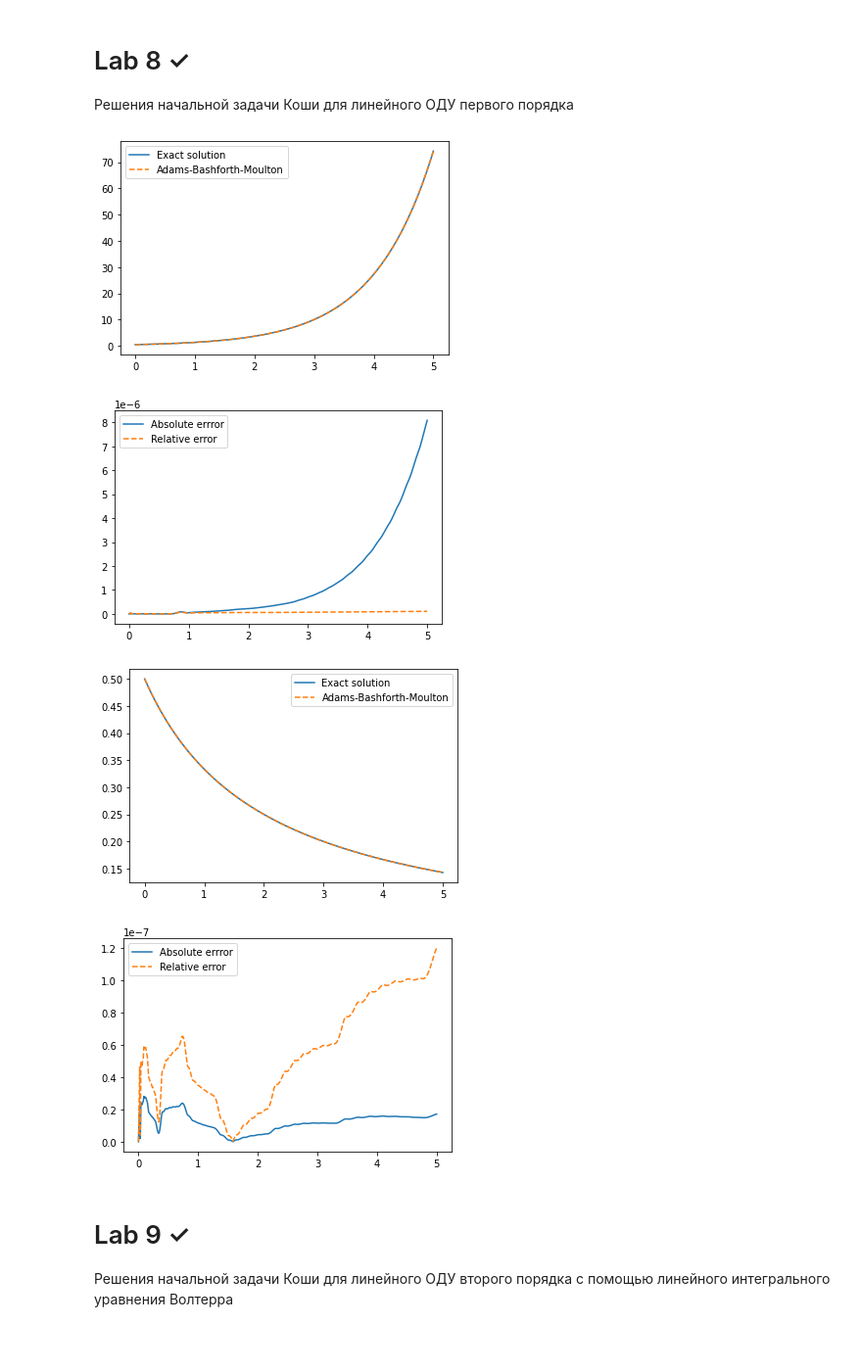
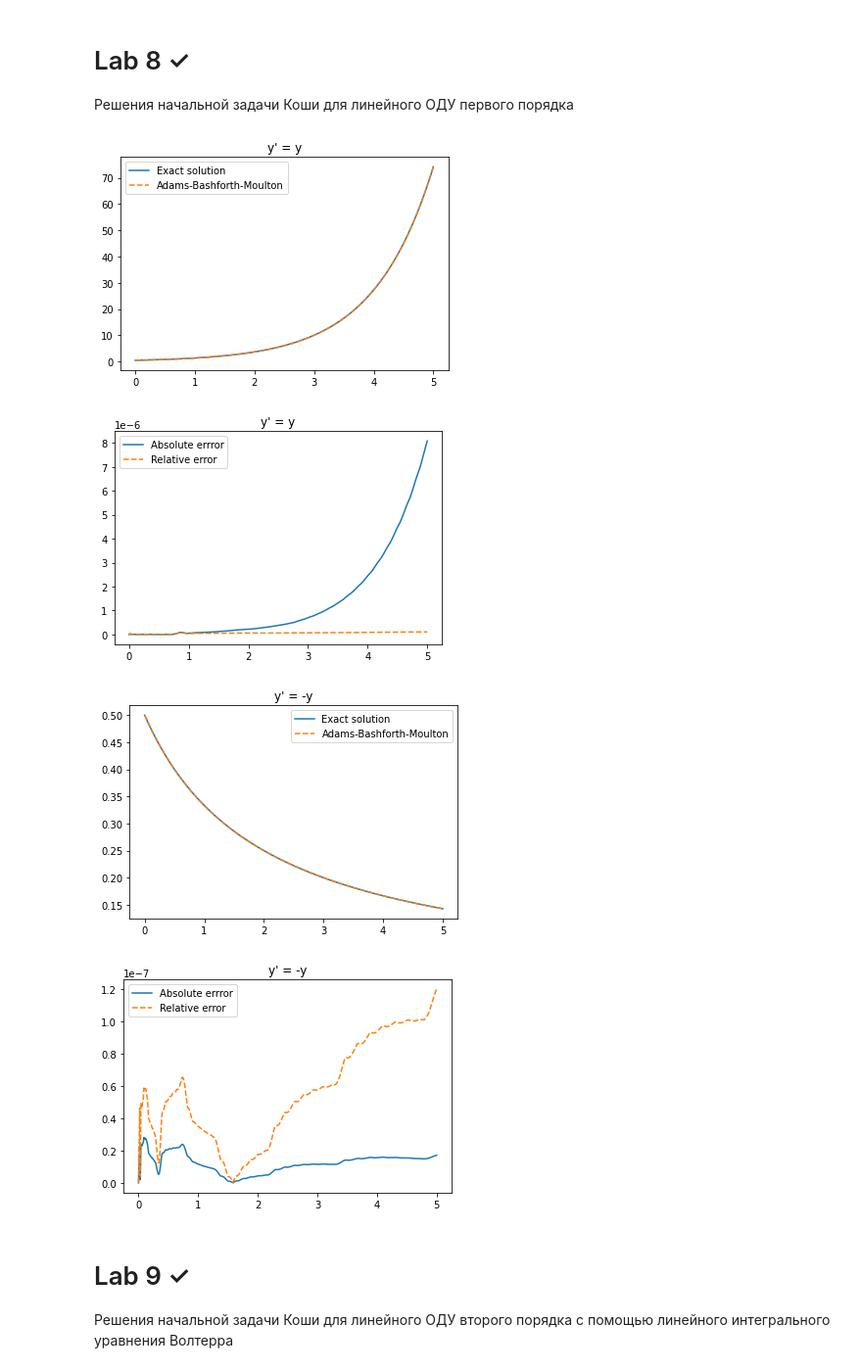
Before and after one commit to mdvasilyev/Numerical-methods, a Jupyter notebook: cheats.ipynb, the cells around one changed output. Shown at 98% size. Saved outputs shown, nothing was run; the diff lists cells and outputs as text; code cells hidden in the pictures; blank space fills up the shorter version.

Commit message:
added titles

```diff
--- a/cheats.ipynb
+++ b/cheats.ipynb
@@ -836,8 +836,8 @@ steps = 5/h + 1
 xSpace = np.linspace(0, 5, int(steps))
 y1, y2 = [0.5], [0.5]
 y11 , y22 = y1, y2
-# Рунге-Кутт
-# ydev = y, y(0) = 0, x = [0,5]
+# Рунге-Кутта
+# y' = y, y(0) = 0, x = [0,5]
 yder = lambda y: y
 k1 = lambda y: yder(y)
 k2 = lambda y: yder(y + k1(y)*h/2)
@@ -861,37 +861,41 @@ sol1 = odeint(lambda y, t: y, [0.5,0], xSpace)[:,0]
 sol2 = odeint(lambda y, t: -y**2, [0.5,0], xSpace)[:,0]
 #print(len(sol2[:,0]), len(y2))
 absdif1, reldif1, absdif2, reldif2 = [], [], [], []
 for i in range(int(steps)):
   absdif1.append(abs(sol1[i] - y11[i]))
   reldif1.append(absdif1[i]/sol1[i])
   absdif2.append(abs(sol2[i] - y22[i]))
   reldif2.append(absdif2[i]/sol2[i])
 
 fig, ax = plt.subplots()
 ax.plot(xSpace, sol1, '-', label='Exact solution')
 ax.plot(xSpace, y11, '--', label='Adams-Bashforth-Moulton')
 leg = ax.legend()
+plt.title("y' = y")
 fig.show()
 fig, ax = plt.subplots()
 ax.plot(xSpace, absdif1, '-', label='Absolute errror')
 ax.plot(xSpace, reldif1, '--', label='Relative error')
 leg = ax.legend()
+plt.title("y' = y")
 fig.show()
 fig, ax = plt.subplots()
 ax.plot(xSpace, sol2, '-', label='Exact solution')
 ax.plot(xSpace, y22, '--', label='Adams-Bashforth-Moulton')
 leg = ax.legend()
+plt.title("y' = -y")
 fig.show()
 fig, ax = plt.subplots()
 ax.plot(xSpace, absdif2, '-', label='Absolute errror')
 ax.plot(xSpace, reldif2, '--', label='Relative error')
 leg = ax.legend()
+plt.title("y' = -y")
 fig.show()
 # %% [output]
-[figure, old version]
+[figure, new version]
-[figure, old version]
+[figure, new version]
-[figure, old version]
+[figure, new version]
-[figure, old version]
+[figure, new version]
 # %% [markdown]
 # Lab 9 ✓
 Решения начальной задачи Коши для линейного ОДУ второго порядка с помощью линейного интегрального уравнения Волтерра
```
Also changed, not shown: parts of 2 cells of this notebook, 1 other file.
